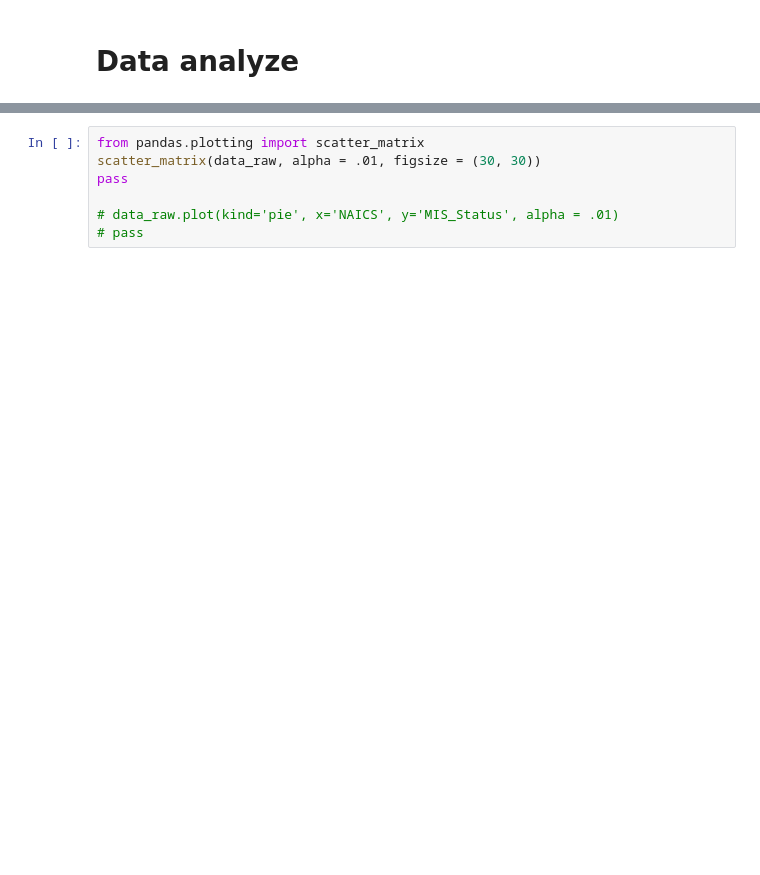
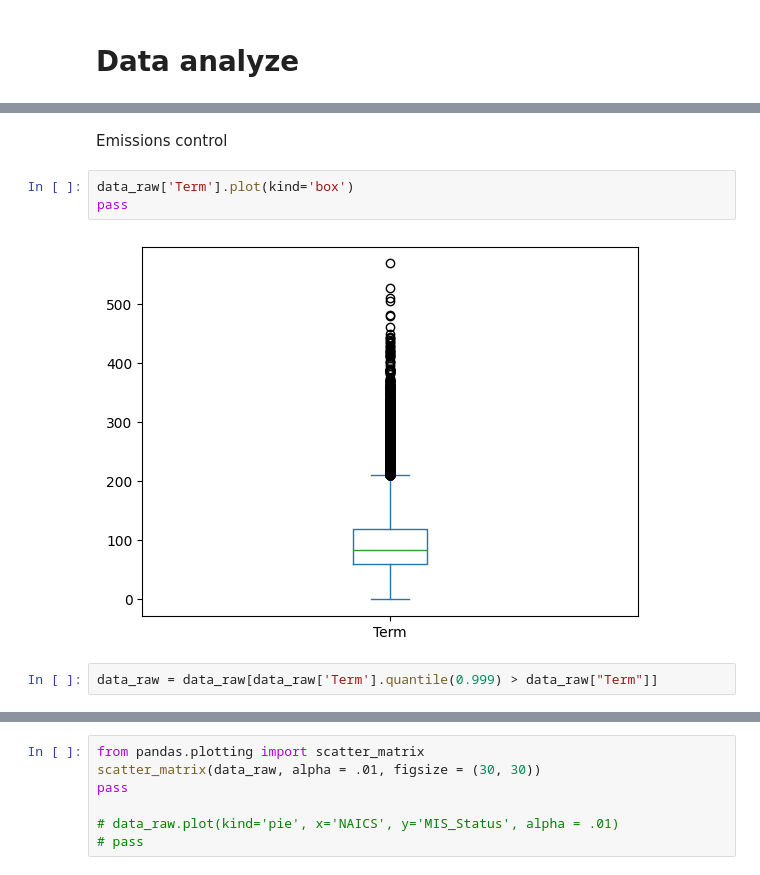
Before and after one commit to RomanMitin/MachineLearningCourse, a Jupyter notebook: Predict_loan_chargeoff.ipynb, the cells around one changed output, grey strips where cells are left out. Drawn from its saved outputs; the diff is of its cells as text; blank space fills up the shorter version.

```diff
--- a/Predict_loan_chargeoff.ipynb
+++ b/Predict_loan_chargeoff.ipynb
@@ -140,0 +194,9 @@ dtype: int64
+# %% [markdown]
+Emissions control
+# %%
+data_raw['Term'].plot(kind='box')
+pass
+# %% [output]
+[figure, added]
+# %%
+data_raw = data_raw[data_raw['Term'].quantile(0.999) > data_raw["Term"]]
```
Also changed, not shown: parts of 25 cells of this notebook.
